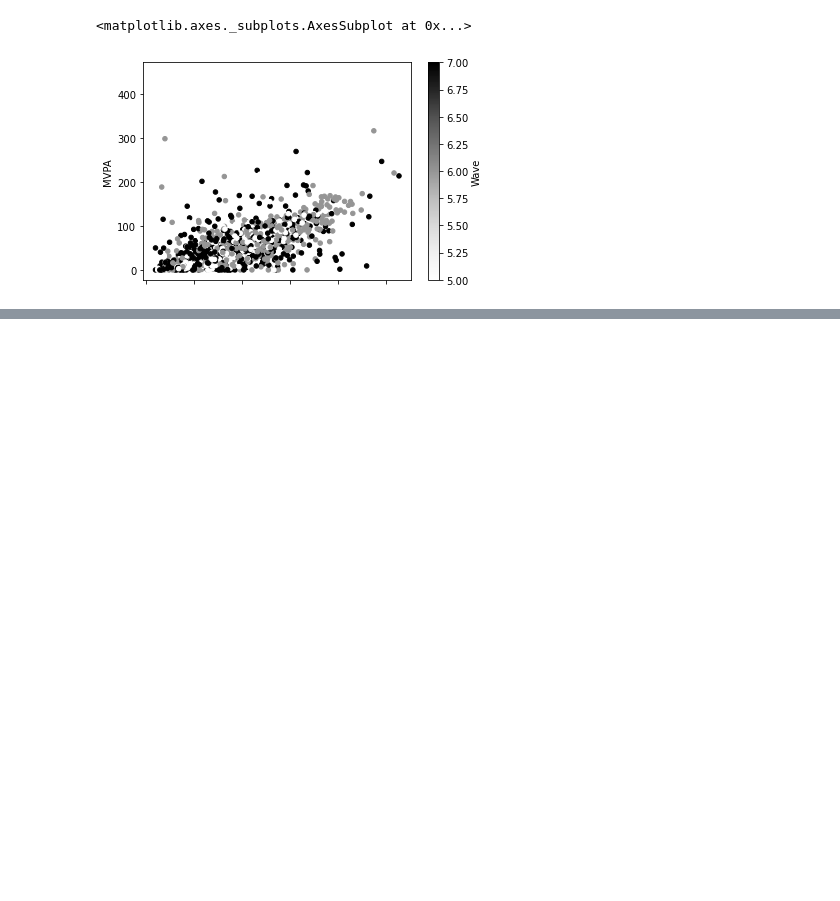
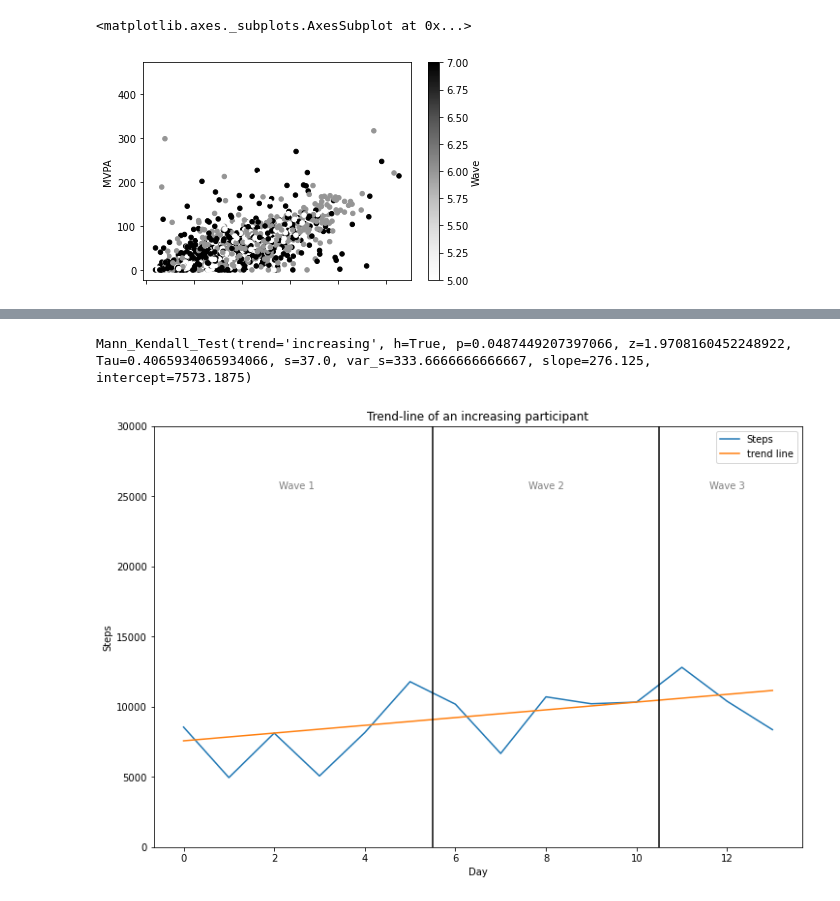
Before and after one commit to Shoarmin/baproject, a Jupyter notebook: code.ipynb, the cells around one changed output, grey strips where cells are left out. Cells and saved outputs as stored; diff of their text form; code cells hidden in the pictures; blank space fills up the shorter version.

```diff
--- a/code.ipynb
+++ b/code.ipynb
@@ -223,0 +267,27 @@ full_table_13 = full_table_13.merge(temp)
+# %%
+iets = fit_clean1_3[fit_clean1_3['Child'] == 1224]['Steps'].reset_index()
+iets = iets['Steps']
+
+fig, ax = plt.subplots(figsize=(12, 8))
+res = mk.hamed_rao_modification_test(iets)
+trend_line = np.arange(len(iets)) * res.slope + res.intercept
+
+ax.plot(iets)
+ax.set_ylim([0,30000])
+ax.plot(iets.index, trend_line)
+ax.legend(['Steps', 'trend line'])
+plt.title('Trend-line of an increasing participant')
+plt.xlabel('Day')
+plt.ylabel('Steps')
+plt.axvline(x = 5.5, color='black')
+plt.axvline(x = 10.5, color='black')
+style = dict(size=10, color='gray')
+ax.text(2.5, 25500, "Wave 1", ha='center',**style)
+ax.text(8, 25500, "Wave 2", ha='center',**style)
+ax.text(12, 25500, "Wave 3", ha='center',**style)
+
+temp = mk.original_test(iets, alpha=0.05)
+temp
+# %% [output]
+Mann_Kendall_Test(trend='increasing', h=True, p=0.0487449207397066, z=1.9708160452248922, Tau=0.4065934065934066, s=37.0, var_s=333.6666666666667, slope=276.125, intercept=7573.1875)
+[figure, added]
```
Also changed, not shown: parts of 33 cells of this notebook.
